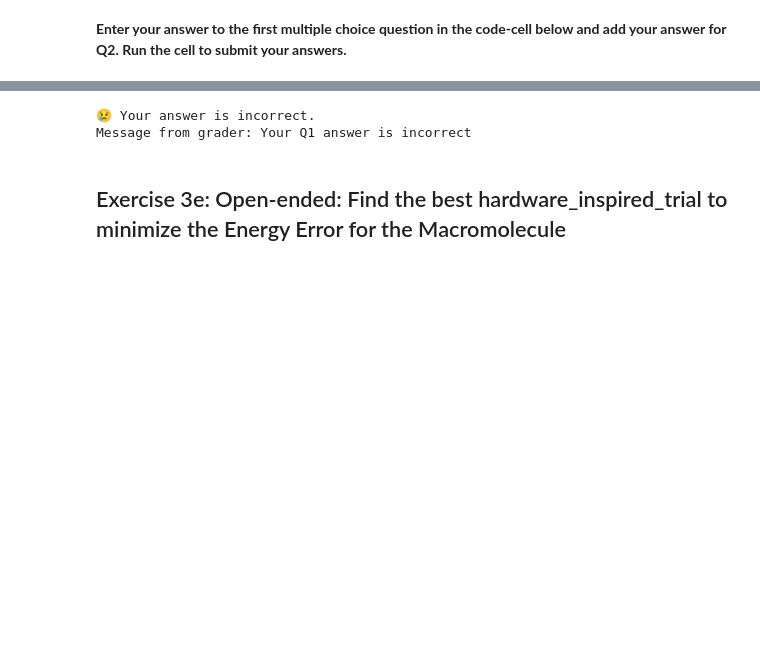
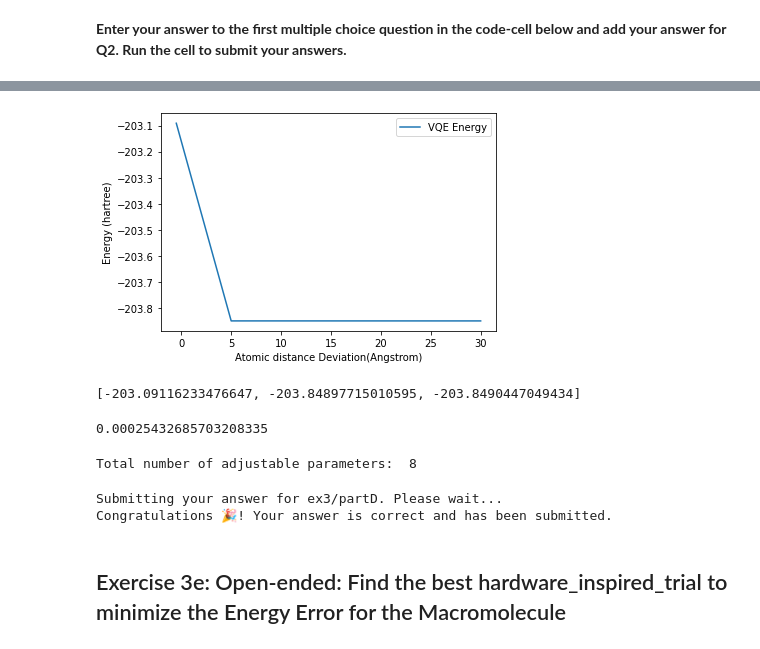
Before and after one commit to qiskit-community/ibm-quantum-challenge-africa-2021, a Jupyter notebook: content/lab3/lab3.ipynb, the cells around one changed output, grey strips where cells are left out. Cells and saved outputs as stored; diff of their text form; code cells hidden in the pictures; blank space fills up the shorter version.

```diff
--- a/content/lab3/lab3.ipynb
+++ b/content/lab3/lab3.ipynb
@@ -797,21 +871,48 @@ Q2: Check the total number of parameters for reps equal 1 and 2. How many parame
+# %%
+hardware_inspired_trial = TwoLocal(rotation_blocks = ['ry'], entanglement_blocks = 'cz',
+                                   entanglement='linear', reps=1)
+
+quantum_calc_total_energy = construct_hamiltonian_solve_ground_state(
+                                molecule=macromolecule,                           # Step 1
+                                num_electrons=2,                                  # Step 2a
+                                num_molecular_orbitals=2,                         # Step 2a
+                                chemistry_inspired=False,                         # Step 3a
+                                hardware_inspired_trial=hardware_inspired_trial,  # Step 3a
+                                vqe=True,                                         # Step 3b
+                                perturbation_steps = [-0.5, 5, 30])               # Step 4
+plot_energy_landscape(quantum_calc_total_energy)
+# %% [output]
+[figure, added]
+# %%
+quantum_calc_total_energy.energies
+# %% [output]
+[-203.09116233476647, -203.84897715010595, -203.8490447049434]
+# %%
+quantum_calc_total_energy.energies[0] - true_total_energy.energies[0]
+# %% [output]
+0.00025432685703208335
+# %%
+total_number_of_parameters = len(hardware_inspired_trial._ordered_parameters)
+print("Total number of adjustable parameters: ", total_number_of_parameters)
+# %% [output]
+Total number of adjustable parameters:  8
 # %%
 from qc_grader import grade_ex3d
 
 ## Q1
-# answer_for_ex3d_q1 = 'decreases'
+answer_for_ex3d_q1 = 'decreases'
 # answer_for_ex3d_q1 = 'increases'
 # answer_for_ex3d_q1 = 'stays the same'
 ##
-answer_for_ex3d_q1 = ''
 
 ## Q2
-answer_for_ex3d_q2 = 0
+answer_for_ex3d_q2 = 4
 ##
 
 grade_ex3d(answer_for_ex3d_q1, answer_for_ex3d_q2)
 # %% [output]
-😢 Your answer is incorrect.
-Message from grader: Your Q1 answer is incorrect
+Submitting your answer for ex3/partD. Please wait...
+Congratulations 🎉! Your answer is correct and has been submitted.
 # %% [markdown]
 <h2><a id='exercise_3e'>Exercise 3e: Open-ended: Find the best hardware_inspired_trial to minimize the Energy Error for the Macromolecule</a></h2>
 # %% [markdown]
```
Also changed, not shown: parts of 22 cells of this notebook, 2 other files.
